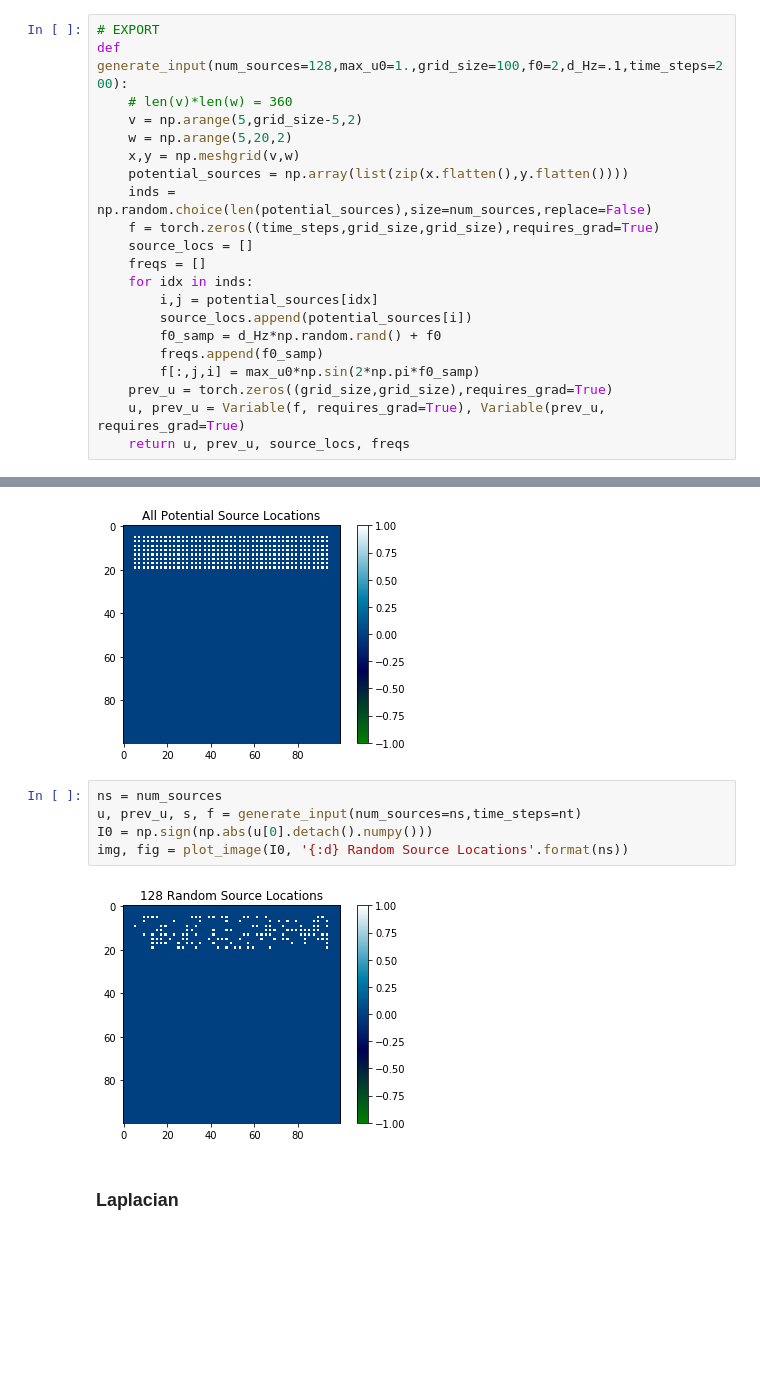
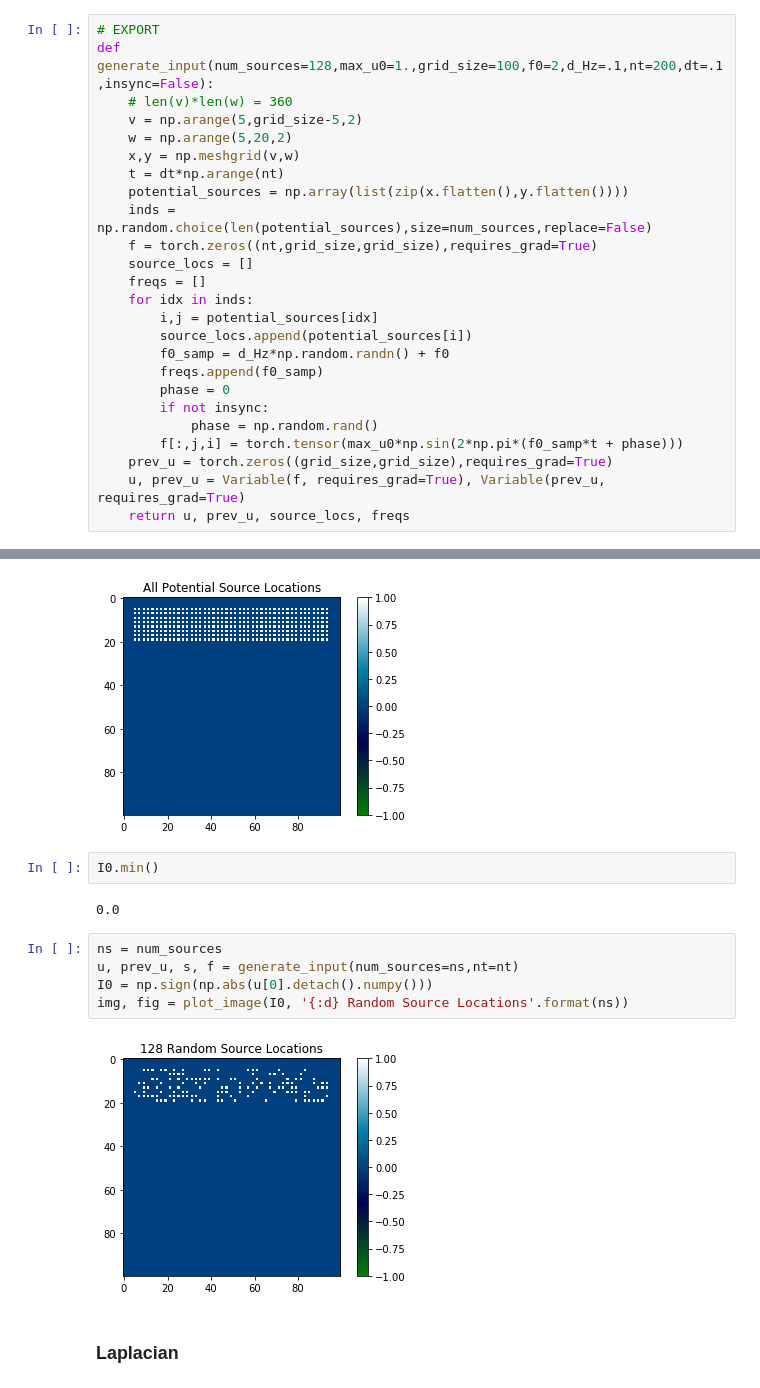
Before and after one commit to dwidemann/self_supervision_for_transfer_learning, a Jupyter notebook: notebooks/generate_wave_eqn_data.ipynb, the cells around one changed output, grey strips where cells are left out. Saved outputs shown, nothing was run; the diff lists cells and outputs as text; blank space fills up the shorter version.

```diff
--- a/notebooks/generate_wave_eqn_data.ipynb
+++ b/notebooks/generate_wave_eqn_data.ipynb
@@ -40,22 +40,26 @@ f \in \mathcal{N}(f_0,d_{Hz})\
 \end{equation*}
 # %%
 # EXPORT
-def generate_input(num_sources=128,max_u0=1.,grid_size=100,f0=2,d_Hz=.1,time_steps=200):
+def generate_input(num_sources=128,max_u0=1.,grid_size=100,f0=2,d_Hz=.1,nt=200,dt=.1,insync=False):
     # len(v)*len(w) = 360
     v = np.arange(5,grid_size-5,2)
     w = np.arange(5,20,2)
     x,y = np.meshgrid(v,w)
+    t = dt*np.arange(nt)
     potential_sources = np.array(list(zip(x.flatten(),y.flatten())))
     inds = np.random.choice(len(potential_sources),size=num_sources,replace=False)
-    f = torch.zeros((time_steps,grid_size,grid_size),requires_grad=True)
+    f = torch.zeros((nt,grid_size,grid_size),requires_grad=True)
     source_locs = []
     freqs = []
     for idx in inds:
         i,j = potential_sources[idx]
         source_locs.append(potential_sources[i])
-        f0_samp = d_Hz*np.random.rand() + f0
+        f0_samp = d_Hz*np.random.randn() + f0
         freqs.append(f0_samp)
-        f[:,j,i] = max_u0*np.sin(2*np.pi*f0_samp)
+        phase = 0
+        if not insync:
+            phase = np.random.rand()
+        f[:,j,i] = torch.tensor(max_u0*np.sin(2*np.pi*(f0_samp*t + phase)))
     prev_u = torch.zeros((grid_size,grid_size),requires_grad=True)
     u, prev_u = Variable(f, requires_grad=True), Variable(prev_u, requires_grad=True)
     return u, prev_u, source_locs, freqs
@@ -82,13 +86,17 @@ I0 = np.sign(np.abs(u[0].detach().numpy()))
 img, fig = plot_image(I0, 'All Potential Source Locations')
 # %% [output]
 [figure]
+# %%
+I0.min()
+# %% [output]
+0.0
 # %%
 ns = num_sources
-u, prev_u, s, f = generate_input(num_sources=ns,time_steps=nt)
+u, prev_u, s, f = generate_input(num_sources=ns,nt=nt)
 I0 = np.sign(np.abs(u[0].detach().numpy()))
 img, fig = plot_image(I0, '{:d} Random Source Locations'.format(ns))
 # %% [output]
-[figure, old version]
+[figure, new version]
 # %% [markdown]
 ### Laplacian
 # %%
```
Also changed, not shown: parts of 25 cells of this notebook, 1 other file.
